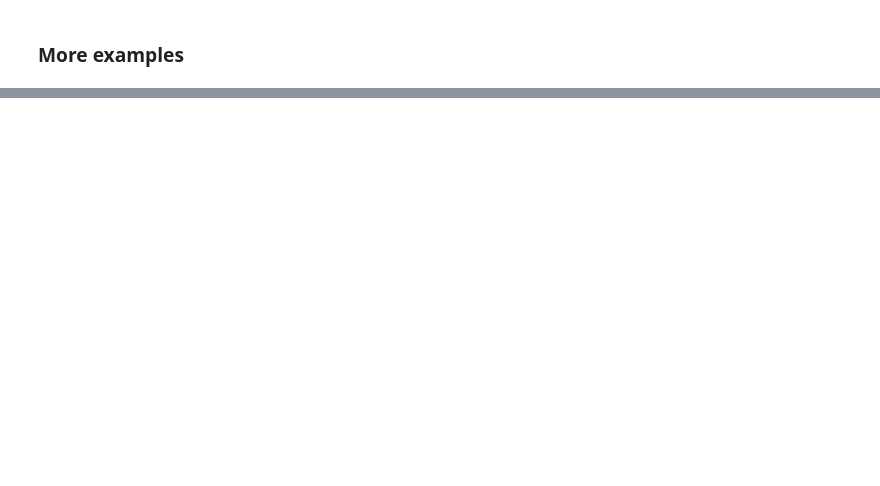
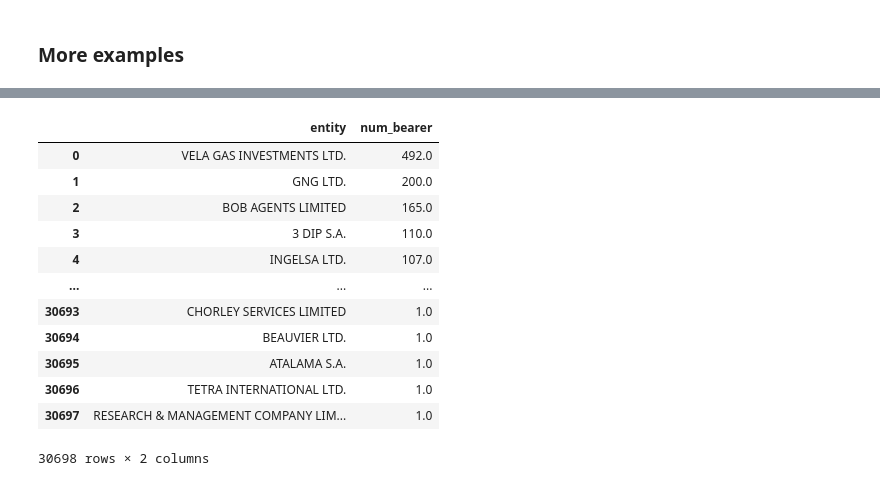
Before and after one commit to alexmak001/Panama-Papers, a Jupyter notebook: prabina.ipynb, the cells around one changed output, grey strips where cells are left out. Drawn from its saved outputs; the diff is of its cells as text; code cells hidden in the pictures; blank space fills up the shorter version.

```diff
--- a/prabina.ipynb
+++ b/prabina.ipynb
@@ -55,0 +132,18 @@ plt.plot(country,val)
+# %%
+entities = pd.read_csv("data/num_bear.csv")
+# %%
+entities
+# %% [output]
+|  | entity | num_bearer |
+| 0 | VELA GAS INVESTMENTS LTD. | 492.0 |
+| 1 | GNG LTD. | 200.0 |
+| 2 | BOB AGENTS LIMITED | 165.0 |
+| 3 | 3 DIP S.A. | 110.0 |
+| 4 | INGELSA LTD. | 107.0 |
+| ... | ... | ... |
+| 30693 | CHORLEY SERVICES LIMITED | 1.0 |
+| 30694 | BEAUVIER LTD. | 1.0 |
+| 30695 | ATALAMA S.A. | 1.0 |
+| 30696 | TETRA INTERNATIONAL LTD. | 1.0 |
+| 30697 | RESEARCH & MANAGEMENT COMPANY LIM... | 1.0 |
+30698 rows × 2 columns
```
Also changed, not shown: parts of 9 cells of this notebook.
